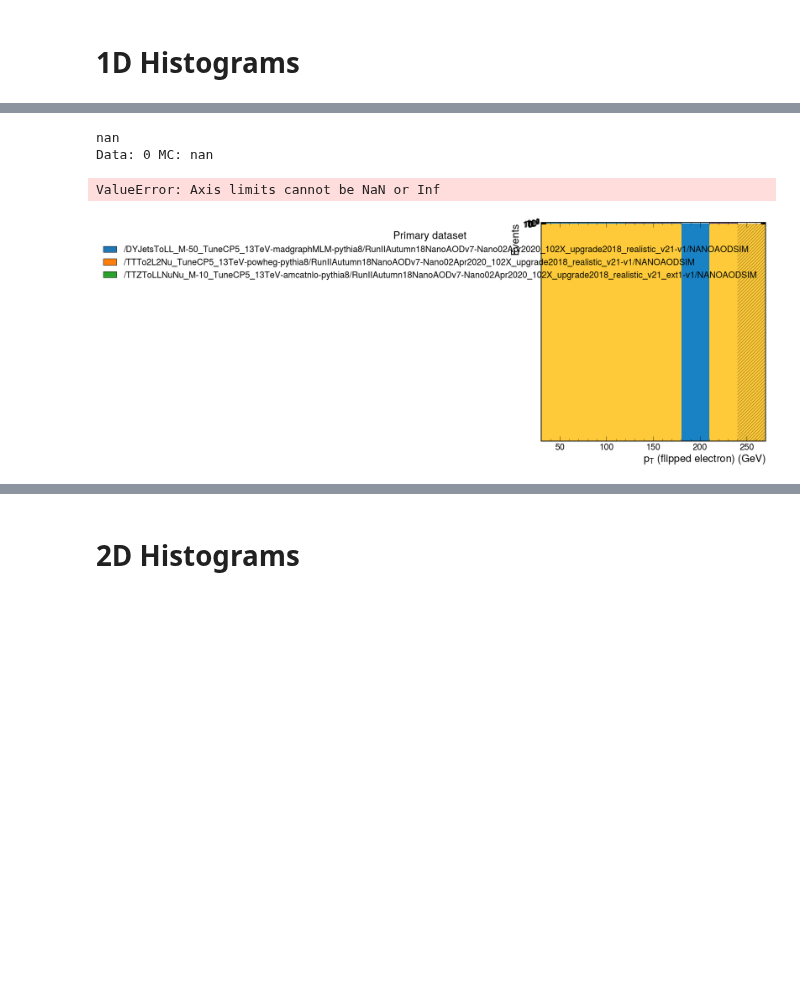
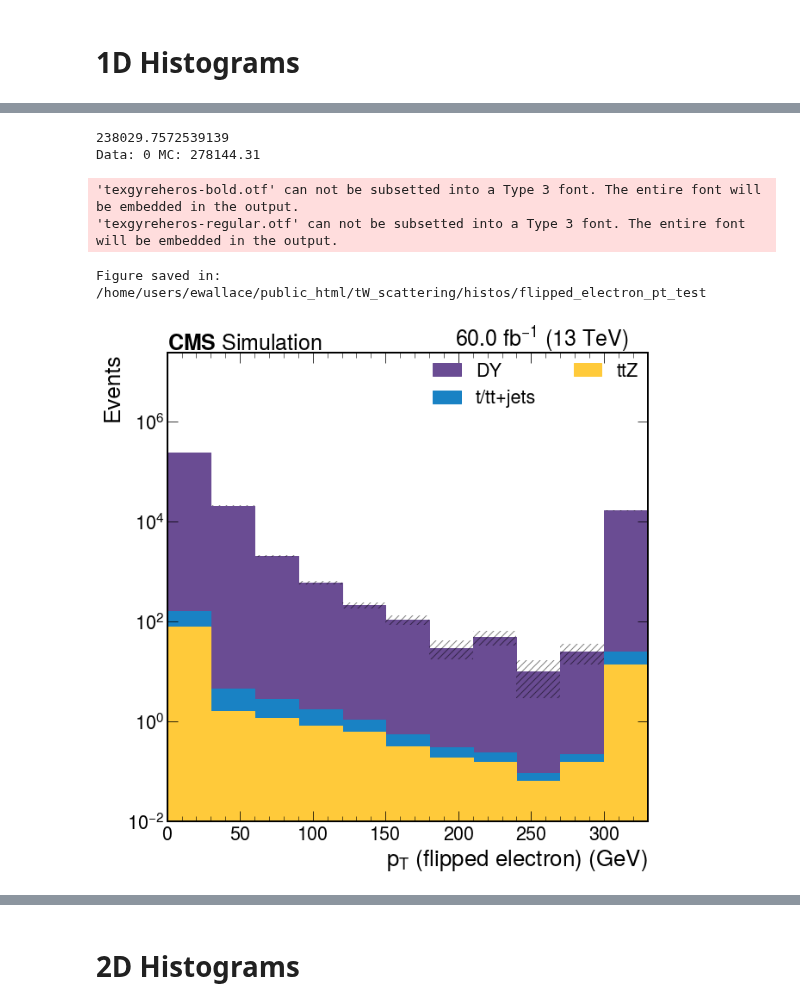
Before and after one commit to JacksonWallace/FCNC, a Jupyter notebook: notebooks/Charge Flip Calculator.ipynb, the cells around one changed output, grey strips where cells are left out. Saved outputs shown, nothing was run; the diff lists cells and outputs as text; code cells hidden in the pictures; blank space fills up the shorter version.

```diff
--- a/notebooks/Charge Flip Calculator.ipynb
+++ b/notebooks/Charge Flip Calculator.ipynb
@@ -60,12 +58,15 @@ histograms = sorted(list(desired_output.keys()))
 
 meta = get_sample_meta(fileset, samples)
 
+chunksize = 25000
+
 if local:
 
     exe_args = {
         'workers': 16,
         'function_args': {'flatten': False},
-         "schema": NanoAODSchema,
+        "schema": NanoAODSchema,
+        "skipbadfiles": True,
     }
     exe = processor.futures_executor
 
@@ -76,10 +77,25 @@ else:
     scheduler_address = get_scheduler_address()
     c = Client(scheduler_address)
 
+    def unique(filename):
+        file, ext = os.path.splitext(filename)
+        counter = 0
+        while os.path.exists(filename):
+            counter += 1
+            filename = file + str(counter) + ext
+        return filename
+
+    tstart = time.time()
+
+    from dask.distributed import performance_report
+    fname = unique("dask-report_chunksize=" + str(chunksize/1000) + "K.html")
+
     exe_args = {
         'client': c,
         'function_args': {'flatten': False},
         "schema": NanoAODSchema,
+        "skipbadfiles": True,
+        'savemetrics': True
     }
     exe = processor.dask_executor
 
@@ -91,15 +107,15 @@ if cfg == cache.get('cfg') and histograms == cache.get('histograms') and cache.g
 
 else:
     print ("I'm running now")
-
+    #with performance_report(filename=fname):
     output = processor.run_uproot_job(
         fileset,
         "Events",
         charge_flip_calc(year=year, variations=[], accumulator=desired_output),
         exe,
         exe_args,
-        chunksize=250000,
-    )
+        chunksize=chunksize,
+        )
 
     cache['fileset']        = fileset
     cache['cfg']            = cfg
@@ -213,17 +247,19 @@ Data: 0 MC: 84122876.25
 # %%
 my_hist = scale_and_merge(output['flipped_electron'], meta, fileset, nano_mapping)
 
-makePlot(my_hist, None, 'pt',
-         bins=pt_bins_coarse, log=True, normalize=False, axis_label=r'$p_{T}\ (flipped\ electron)\ (GeV)$',
-         new_colors=my_colors, new_labels=my_labels,
-         order=[nano_mapping['TTZ'][0], nano_mapping['top'][0], nano_mapping['DY'][0]],
-         save=os.path.expandvars(cfg['meta']['plots'])+'histos/flipped_electron_pt_test'
-        )
+    makePlot(my_hist, None, 'pt',
+             bins=pt_bins_coarse, log=True, normalize=False, axis_label=r'$p_{T}\ (flipped\ electrons)\ (GeV)$',
+             new_colors=my_colors, new_labels=my_labels,
+             order=[nano_mapping['TTZ'][0], nano_mapping['top'][0], nano_mapping['DY'][0]],
+             save=os.path.expandvars(cfg['meta']['plots'])+'histos/flipped_electron_pt_test'
+            )
 # %% [output]
-nan
-Data: 0 MC: nan
+238029.7572539139
+Data: 0 MC: 278144.31
-ValueError: Axis limits cannot be NaN or Inf
+'texgyreheros-bold.otf' can not be subsetted into a Type 3 font. The entire font will be embedded in the output.
+'texgyreheros-regular.otf' can not be subsetted into a Type 3 font. The entire font will be embedded in the output.
+Figure saved in: /home/users/ewallace/public_html/tW_scattering/histos/flipped_electron_pt_test
-[figure, old version]
+[figure, new version]
 # %%
 my_hist = scale_and_merge(output['electron'], samples, fileset, nano_mapping)
 
```
Also changed, not shown: parts of 22 cells of this notebook, 4 other files.
